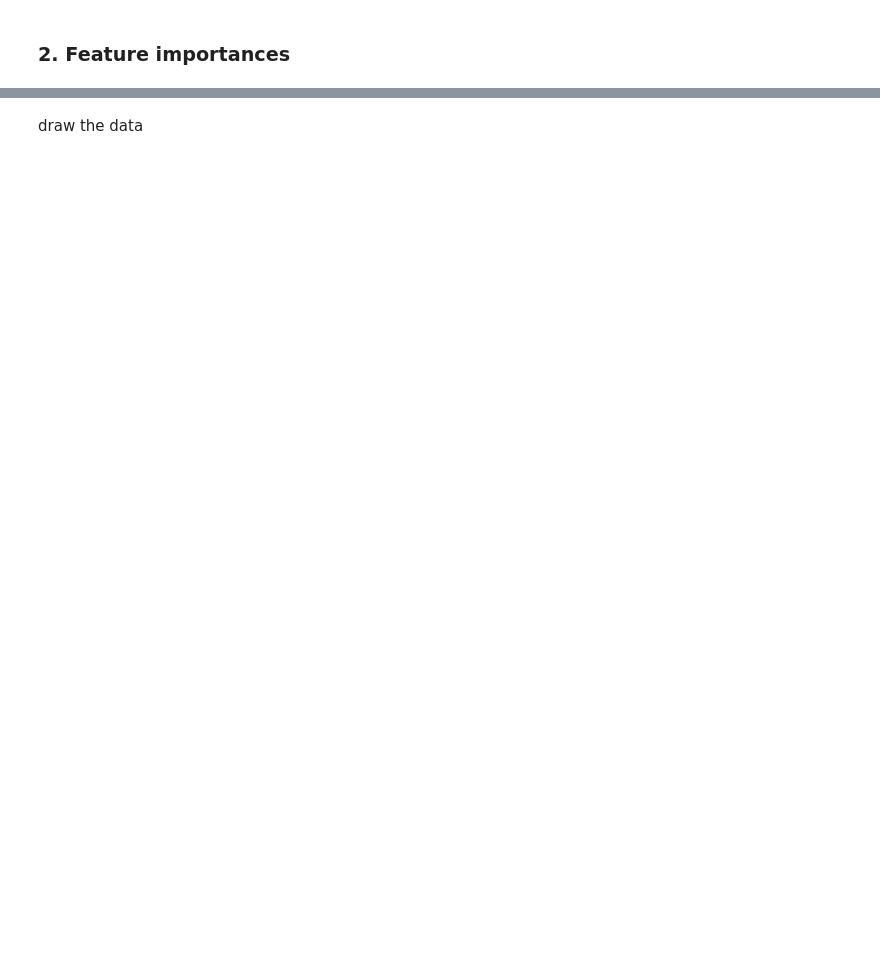
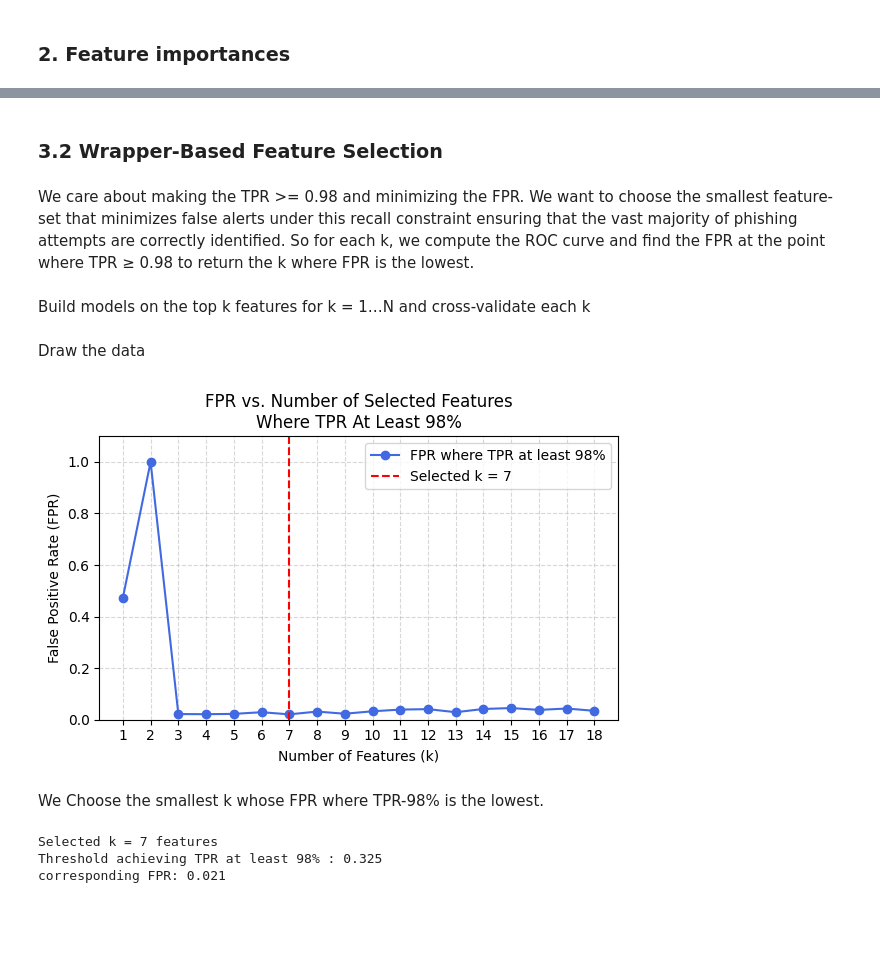
Before and after one commit to mayabenzeev/PhishingDetector_Extension, a Jupyter notebook: Analysis.ipynb, the cells around one changed output, grey strips where cells are left out. Drawn from its saved outputs; the diff is of its cells as text; code cells hidden in the pictures; blank space fills up the shorter version.

```diff
--- a/Analysis.ipynb
+++ b/Analysis.ipynb
@@ -106 +174,16 @@ plt.show()
+# %%
+to_drop = ["special_char_count", "is_ip"]
+X_reduced = X.drop(columns=to_drop)
+
+# Retain all features ordered by importance
+orig_order = [X.columns[i] for i in indices]
+ordered_feats = [f for f in orig_order if f in X_reduced.columns]
+# %% [markdown]
+### 3.2 Wrapper-Based Feature Selection
+# %% [markdown]
+We care about making the TPR >= 0.98 and minimizing the FPR.
+We want to choose the smallest feature‐set that minimizes false alerts under this recall constraint ensuring that the vast majority of phishing attempts are correctly identified.
+So for each k, we compute the ROC curve and find the FPR at the point where TPR ≥ 0.98 to return the k where FPR is the lowest.
+# %% [markdown]
+Build models on the top k features for k = 1…N and cross‐validate each k
 # %%
@@ -119,3 +219,36 @@ for k in ks:
 # %% [markdown]
-draw the data
+Draw the data
+# %%
+ks, thresholds, fprs = zip(*results)
+
+plt.figure(figsize=(6, 4))
+plt.plot(ks, fprs, marker='o', color='royalblue', label="FPR where TPR at least 98%")
+plt.axvline(best_k, color='red', linestyle='--', label=f"Selected k = {best_k}")
+plt.title("FPR vs. Number of Selected Features\nWhere TPR At Least 98%")
+plt.xlabel("Number of Features (k)")
+plt.ylabel("False Positive Rate (FPR)")
+plt.ylim(0, max(fprs)*1.1)
+plt.xticks(ks)
+plt.grid(True, linestyle='--', alpha=0.5)
+plt.legend()
+plt.tight_layout()
+plt.show()
+# %% [output]
+[figure, added]
+# %% [markdown]
+We Choose the smallest k whose FPR where TPR-98% is the lowest.
+# %%
+print(f"Selected k = {best_k} features")
+print(f"Threshold achieving TPR at least 98% : {best_thr:.3f}")
+print(f"corresponding FPR: {best_fpr:.3f}")
+# %% [output]
+Selected k = 7 features
+Threshold achieving TPR at least 98% : 0.325
+corresponding FPR: 0.021
+# %% [markdown]
+<!-- ### 3.2. Select Features by MAE -->
+# %% [markdown]
+<!-- We will select the features involved in the classifier producing the lowest mean absolute error (MAE). -->
+# %% [markdown]
+<!-- #### MAE vs number of selected features -->
 # %%
```
Also changed, not shown: parts of 55 cells of this notebook.
